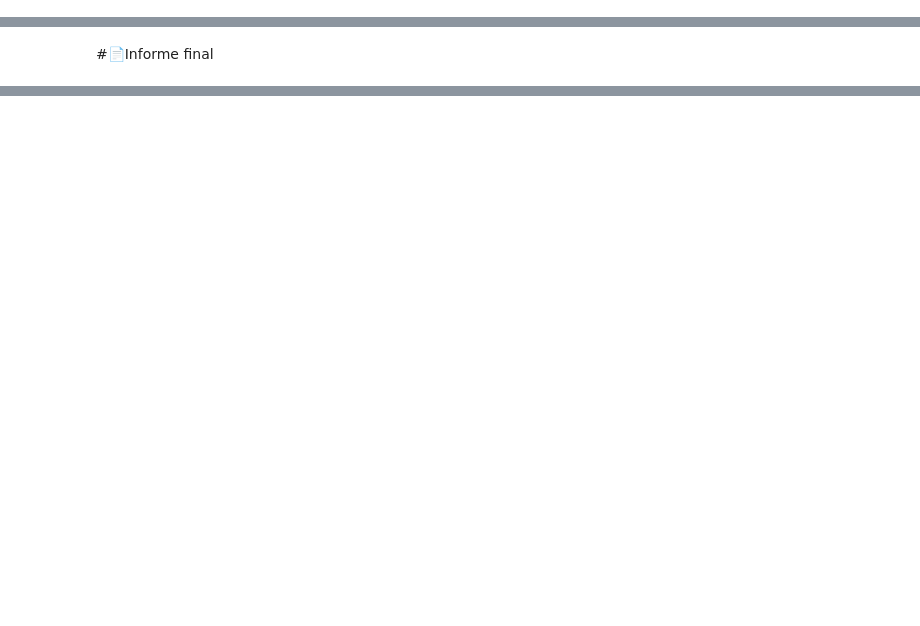
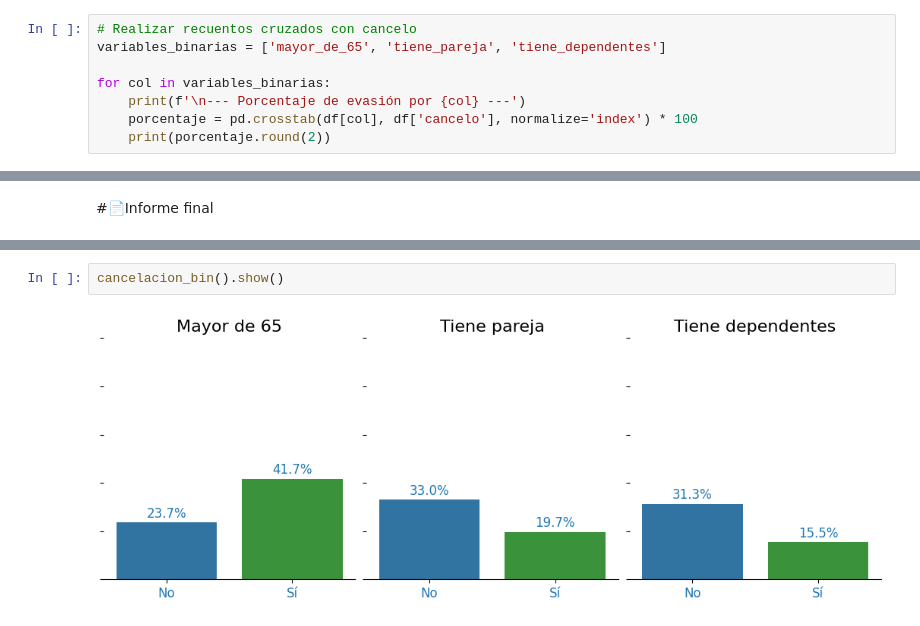
Before and after one commit to sandrazuniga/Challenge_TelecomX, a Jupyter notebook: TelecomX_LATAM.ipynb, the cells around one changed output, grey strips where cells are left out. Cells and saved outputs as stored; diff of their text form; blank space fills up the shorter version.

```diff
--- a/TelecomX_LATAM.ipynb
+++ b/TelecomX_LATAM.ipynb
@@ -17,0 +558,8 @@ Análisis Exploratorio de Datos (EDA) e informe con insights relevantes.
+# %%
+# Realizar recuentos cruzados con cancelo
+variables_binarias = ['mayor_de_65', 'tiene_pareja', 'tiene_dependentes']
+
+for col in variables_binarias:
+    print(f'\n--- Porcentaje de evasión por {col} ---')
+    porcentaje = pd.crosstab(df[col], df['cancelo'], normalize='index') * 100
+    print(porcentaje.round(2))
@@ -19,0 +733,4 @@ Análisis Exploratorio de Datos (EDA) e informe con insights relevantes.
+# %%
+cancelacion_bin().show()
+# %% [output]
+[figure, added]
```
Also changed, not shown: parts of 52 cells of this notebook.
